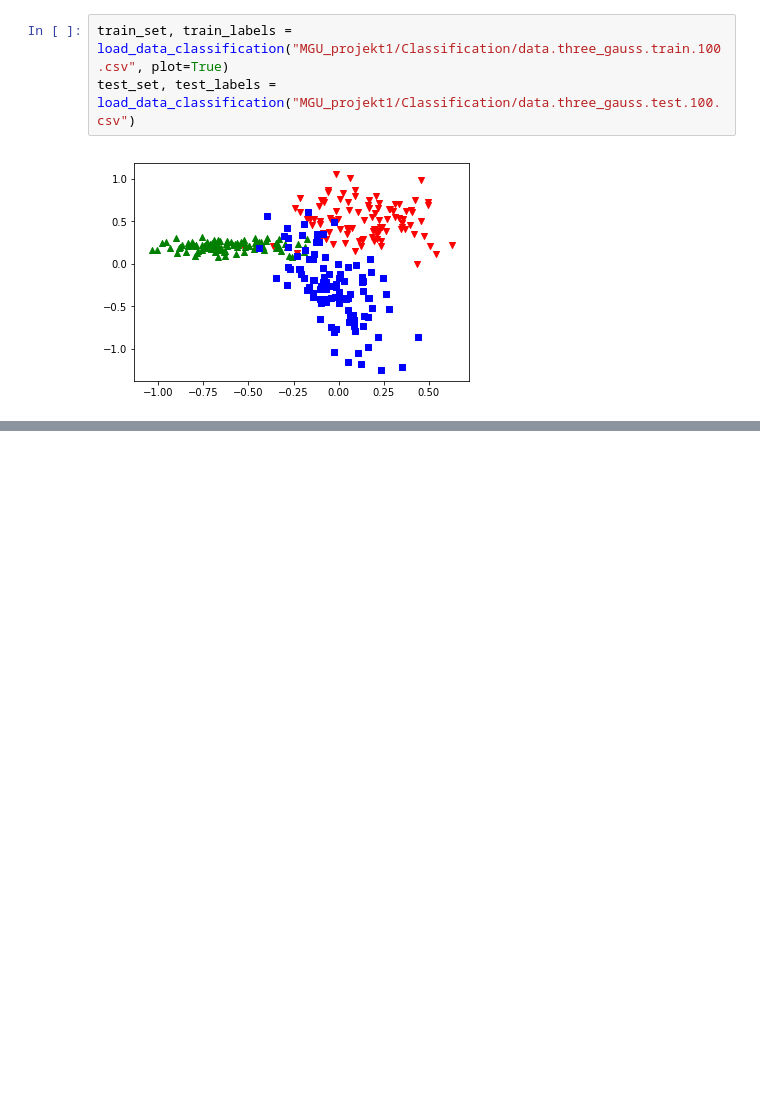
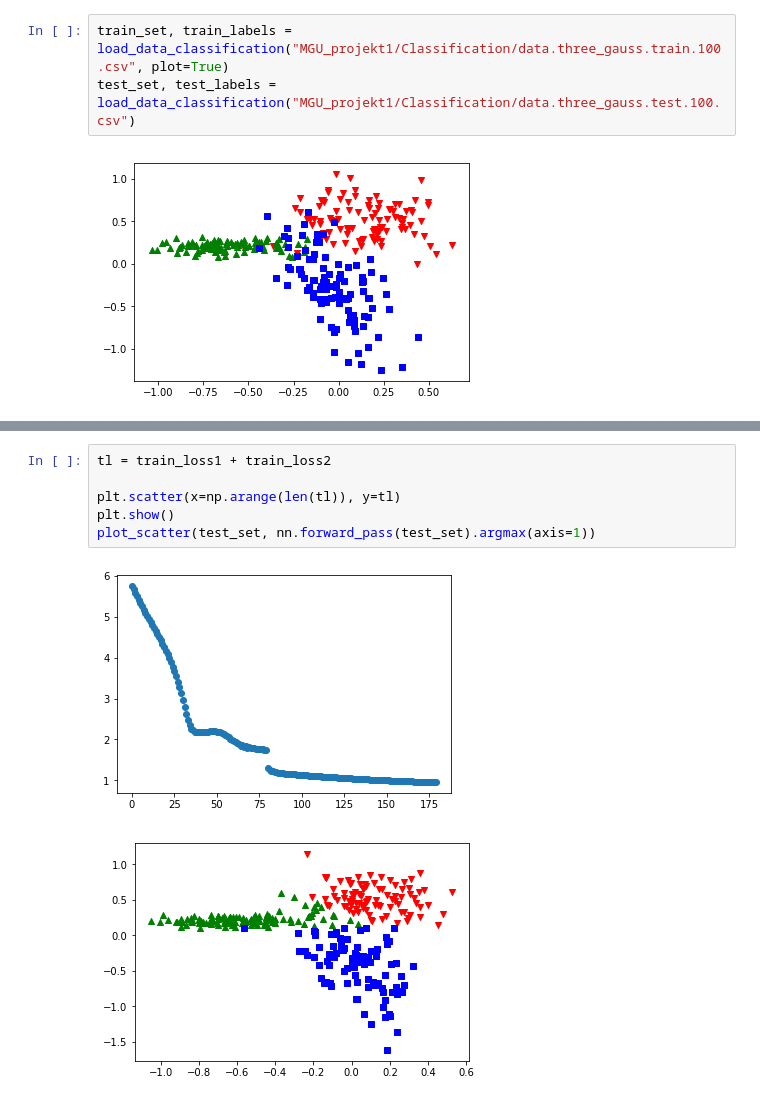
Before and after one commit to OlafSk/MGU2019, a Jupyter notebook: tests_ThreeGauss.ipynb, the cells around one changed output, grey strips where cells are left out. Drawn from its saved outputs; the diff is of its cells as text; blank space fills up the shorter version.

```diff
--- a/tests_ThreeGauss.ipynb
+++ b/tests_ThreeGauss.ipynb
@@ -91,0 +136,9 @@ nn.history
+# %%
+tl = train_loss1 + train_loss2
+
+plt.scatter(x=np.arange(len(tl)), y=tl)
+plt.show()
+plot_scatter(test_set, nn.forward_pass(test_set).argmax(axis=1))
+# %% [output]
+[figure, added]
+[figure, added]
```
Also changed, not shown: parts of 21 cells of this notebook.
